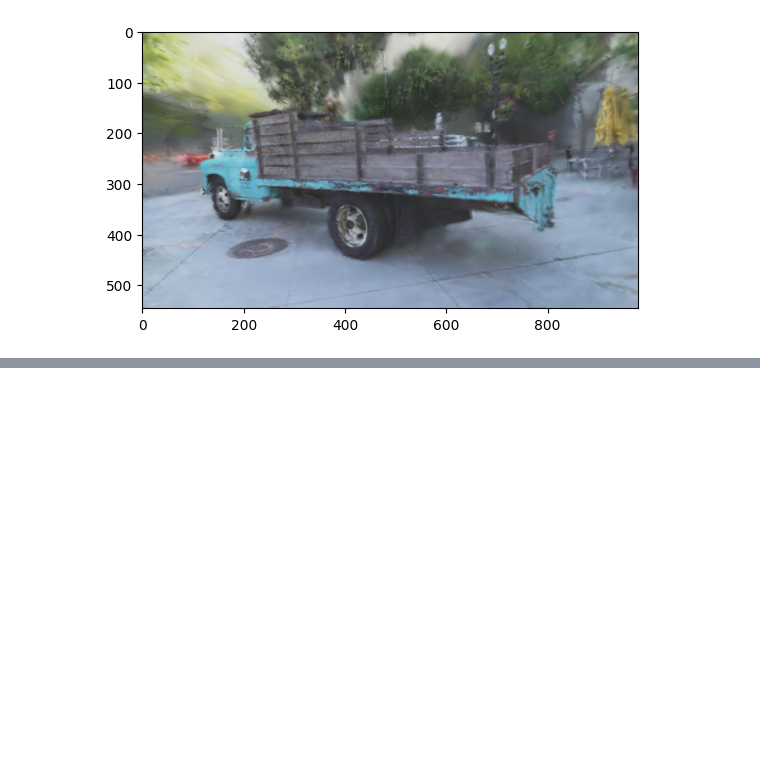
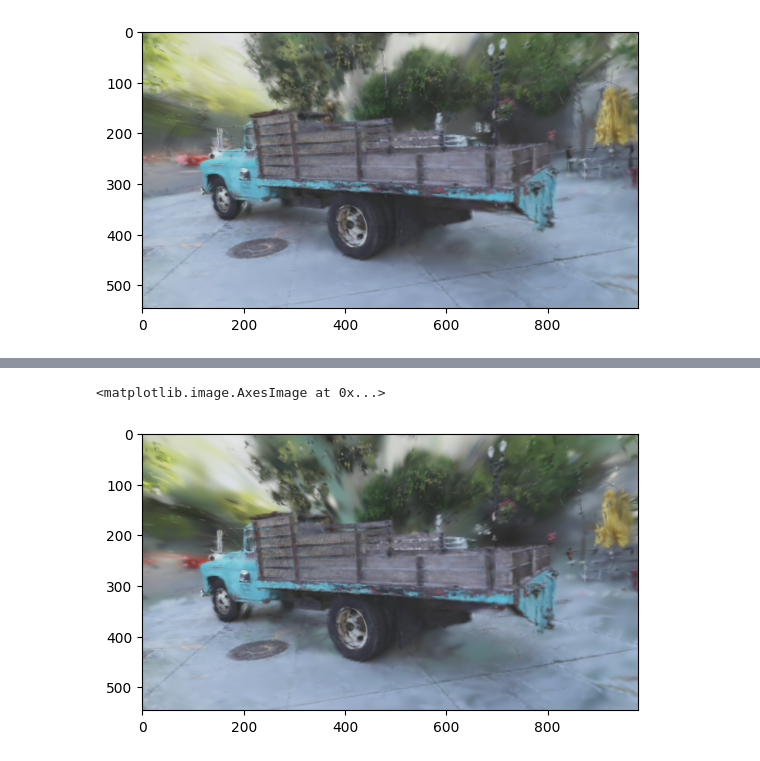
Before and after one commit to fangjunzhou/gslang, a Jupyter notebook: notebooks/renderer.ipynb, the cells around one changed output, grey strips where cells are left out. Drawn from its saved outputs; the diff is of its cells as text; code cells hidden in the pictures; blank space fills up the shorter version.

Commit message:
Added integrated renderer

```diff
--- a/notebooks/renderer.ipynb
+++ b/notebooks/renderer.ipynb
@@ -439,0 +427,3 @@ image
+# %%
+# Create renderer
+renderer = Renderer(gaussians, camera)
@@ -439,0 +436,5 @@ image
+# %%
+plt.imshow(renderer.render_target.to_numpy())
+# %% [output]
+<matplotlib.image.AxesImage at 0x...>
+[figure, added]
```
Also changed, not shown: parts of 19 cells of this notebook, 3 other files.
